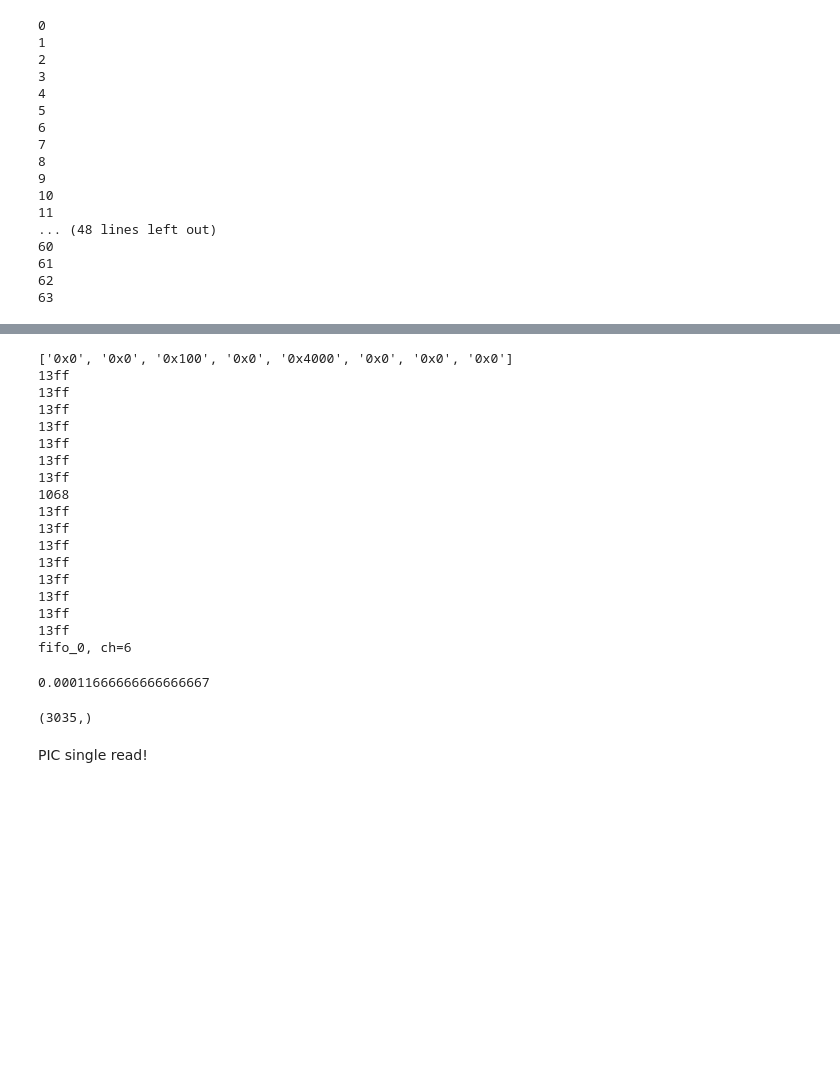
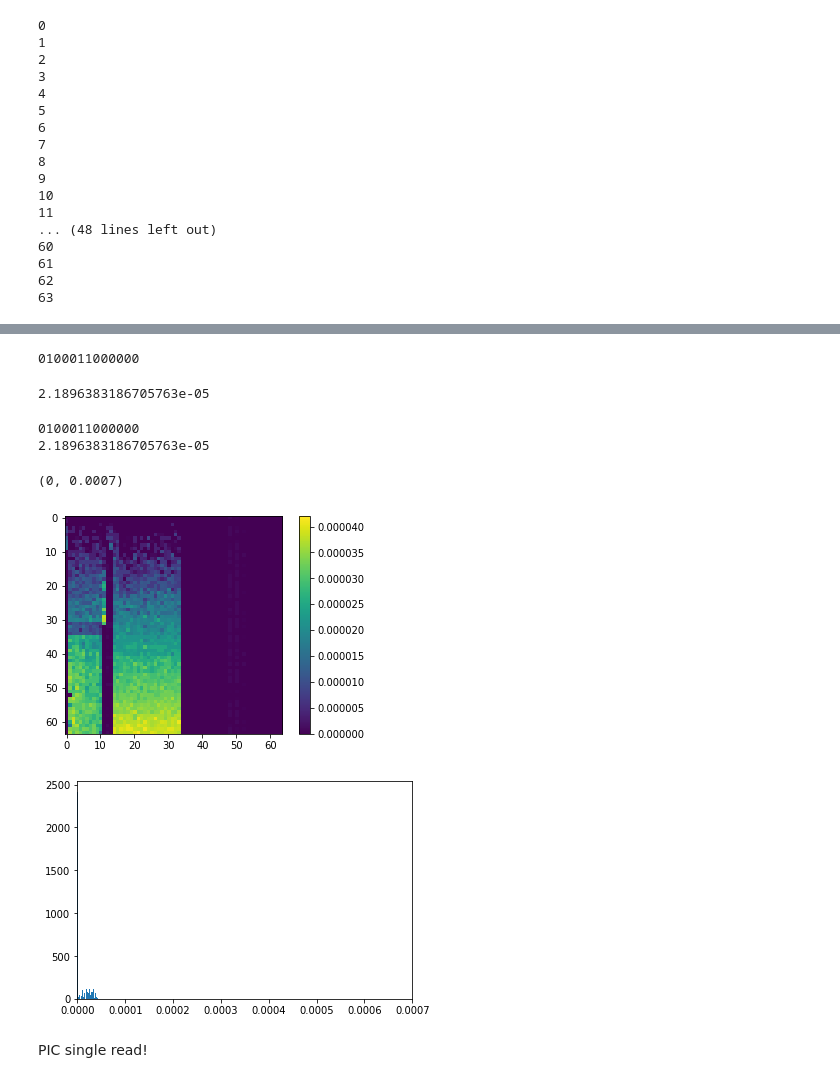
Before and after one commit to lican81/A0_DUT, a Jupyter notebook: testbench_wk3.ipynb, the cells around one changed output, grey strips where cells are left out. Drawn from its saved outputs; the diff is of its cells as text; code cells hidden in the pictures; blank space fills up the shorter version.

Commit message:
5 ms delay for batch read

```diff
--- a/testbench_wk3.ipynb
+++ b/testbench_wk3.ipynb
@@ -341,27 +359,10 @@ plt.colorbar()
 <matplotlib.colorbar.Colorbar at 0x...>
 [drawing not drawn]
 # %%
-a0.read_single_int(0.2, 5, array=2, row=1, col=2, gain=2)
+a0.read_single_int(0.2, 5, array=2, row=31, col=0, gain=2)
 # %% [output]
-['0x0', '0x0', '0x100', '0x0', '0x4000', '0x0', '0x0', '0x0']
-13ff
-13ff
-13ff
-13ff
-13ff
-13ff
-13ff
-1068
-13ff
-13ff
-13ff
-13ff
-13ff
-13ff
-13ff
-13ff
-fifo_0, ch=6
+0100011000000
-0.00011666666666666667
+2.1896383186705763e-05
 # %%
 _gain_table = [
     '0b1111100001',
@@ -395,12 +398,43 @@ dut.reset_dpe()
 # %%
 # dut.reset_dpe()
 
-drv.ser.write(b'401,2,1,2\0')
+drv.ser.write(b'401,2,31,0\0')
 value = drv.ser.read(2)
 value = struct.unpack('<H', value)
-value
+print(f'{value[0]:013b}')
+print((dut.adc2volt(value[0]) -  0.5) / a0._gain_ratio[gn])
 # %% [output]
-(3035,)
+0100011000000
+2.1896383186705763e-05
+# %%
+Gmap = np.zeros((64, 64))
+arr = 0
+gn=2
+
+a0.pic_read_config(gain=gn)
+
+for r in range(64):
+    for c in range(64):
+#         drv.ser.write(f'401,{arr},{r},{c}\0'.encode())
+#         value = drv.ser.read(2)
+#         value = struct.unpack('<H', value)[0]
+# #         print(f'{value:013b}')
+#         value = (dut.adc2volt(value) -  0.5) / a0._gain_ratio[1] / 0.2
+        value = a0.pic_read_single(arr, r, c, skip_conf=True, gain=gn)
+        Gmap[r,c] = value
+        time.sleep(0.005)
+# %%
+plt.figure(1)
+plt.imshow(Gmap)
+plt.colorbar()
+
+plt.figure(2)
+plt.hist(Gmap.reshape(-1,1), bins=30)
+plt.xlim(0, 700e-6)
+# %% [output]
+(0, 0.0007)
+[figure, added]
+[figure, added]
 # %%
 drv.ser.flushInput()
 # %% [markdown]
```
Also changed, not shown: parts of 5 cells of this notebook, 2 other files.
